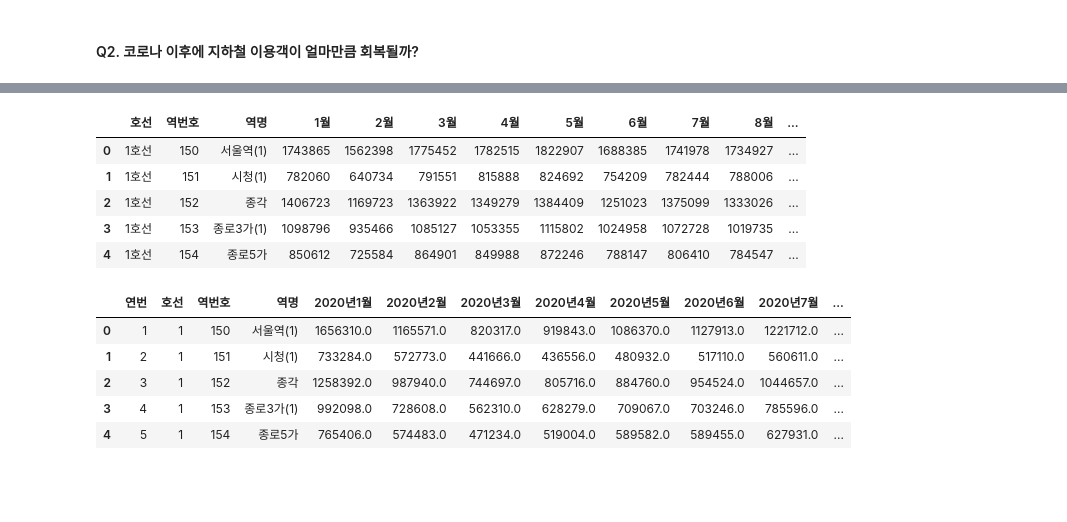
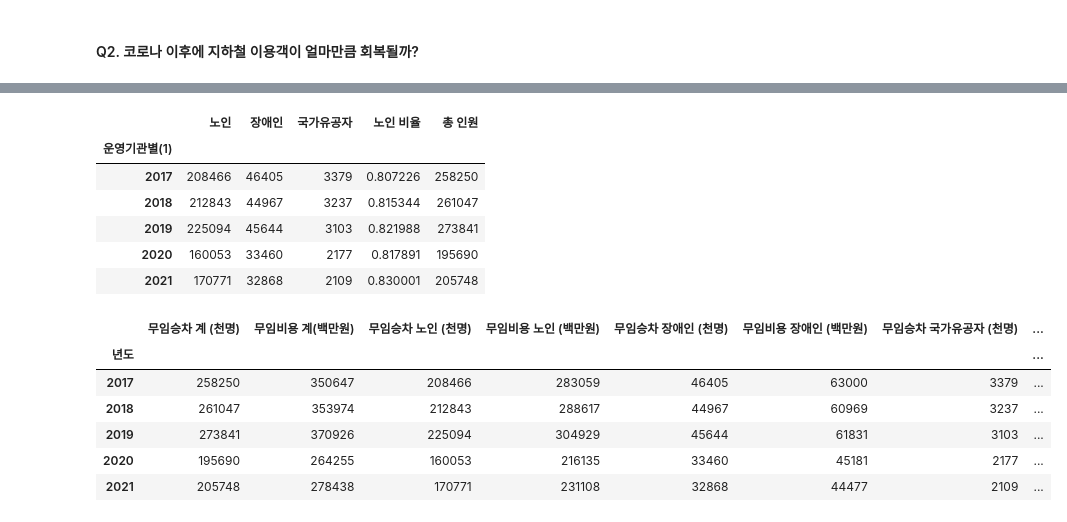
Before and after one commit to jmlee8939/seoul_metro_profit_analysis, a Jupyter notebook: EDA.ipynb, the cells around one changed output, grey strips where cells are left out. Saved outputs shown, nothing was run; the diff lists cells and outputs as text; code cells hidden in the pictures; blank space fills up the shorter version.

```diff
--- a/EDA.ipynb
+++ b/EDA.ipynb
@@ -155 +161,13 @@ csv2
+# %%
+df4['노인 비율'] = df4['노인'] / (df4['노인'] + df4['장애인'] + df4['국가유공자'])
+df4['총 인원'] = (df4['노인'] + df4['장애인'] + df4['국가유공자'])
+df4.head()
+# %% [output]
+|  | 노인 | 장애인 | 국가유공자 | 노인 비율 | 총 인원 |
+| 운영기관별(1) |  |  |  |  |  |
+| 2017 | 208466 | 46405 | 3379 | 0.807226 | 258250 |
+| 2018 | 212843 | 44967 | 3237 | 0.815344 | 261047 |
+| 2019 | 225094 | 45644 | 3103 | 0.821988 | 273841 |
+| 2020 | 160053 | 33460 | 2177 | 0.817891 | 195690 |
+| 2021 | 170771 | 32868 | 2109 | 0.830001 | 205748 |
 # %%
@@ -157,19 +175,11 @@ df2 = pd.read_csv(os.getcwd() + "//data//" + csv2[0], header=0, encoding='cp949'
-# %%
-df2.head()
-# %% [output]
-|  | 호선 | 역번호 | 역명 | 1월 | 2월 | 3월 | 4월 | 5월 | 6월 | 7월 | 8월 | ... |
-| 0 | 1호선 | 150 | 서울역(1) | 1743865 | 1562398 | 1775452 | 1782515 | 1822907 | 1688385 | 1741978 | 1734927 | ... |
-| 1 | 1호선 | 151 | 시청(1) | 782060 | 640734 | 791551 | 815888 | 824692 | 754209 | 782444 | 788006 | ... |
-| 2 | 1호선 | 152 | 종각 | 1406723 | 1169723 | 1363922 | 1349279 | 1384409 | 1251023 | 1375099 | 1333026 | ... |
-| 3 | 1호선 | 153 | 종로3가(1) | 1098796 | 935466 | 1085127 | 1053355 | 1115802 | 1024958 | 1072728 | 1019735 | ... |
-| 4 | 1호선 | 154 | 종로5가 | 850612 | 725584 | 864901 | 849988 | 872246 | 788147 | 806410 | 784547 | ... |
-# %%
-df3 = pd.read_csv(os.getcwd() + "//data//" + csv2[1], header=0, encoding='cp949')
-df3.head()
-# %% [output]
-|  | 연번 | 호선 | 역번호 | 역명 | 2020년1월 | 2020년2월 | 2020년3월 | 2020년4월 | 2020년5월 | 2020년6월 | 2020년7월 | ... |
-| 0 | 1 | 1 | 150 | 서울역(1) | 1656310.0 | 1165571.0 | 820317.0 | 919843.0 | 1086370.0 | 1127913.0 | 1221712.0 | ... |
-| 1 | 2 | 1 | 151 | 시청(1) | 733284.0 | 572773.0 | 441666.0 | 436556.0 | 480932.0 | 517110.0 | 560611.0 | ... |
-| 2 | 3 | 1 | 152 | 종각 | 1258392.0 | 987940.0 | 744697.0 | 805716.0 | 884760.0 | 954524.0 | 1044657.0 | ... |
-| 3 | 4 | 1 | 153 | 종로3가(1) | 992098.0 | 728608.0 | 562310.0 | 628279.0 | 709067.0 | 703246.0 | 785596.0 | ... |
-| 4 | 5 | 1 | 154 | 종로5가 | 765406.0 | 574483.0 | 471234.0 | 519004.0 | 589582.0 | 589455.0 | 627931.0 | ... |
+# %%
+df2_.set_index('년도', inplace=True)
+df2_.head()
+# %% [output]
+|  | 무임승차 계 (천명) | 무임비용 계(백만원) | 무임승차 노인 (천명) | 무임비용 노인 (백만원) | 무임승차 장애인 (천명) | 무임비용 장애인 (백만원) | 무임승차 국가유공자 (천명) | ... |
+| 년도 |  |  |  |  |  |  |  | ... |
+| 2017 | 258250 | 350647 | 208466 | 283059 | 46405 | 63000 | 3379 | ... |
+| 2018 | 261047 | 353974 | 212843 | 288617 | 44967 | 60969 | 3237 | ... |
+| 2019 | 273841 | 370926 | 225094 | 304929 | 45644 | 61831 | 3103 | ... |
+| 2020 | 195690 | 264255 | 160053 | 216135 | 33460 | 45181 | 2177 | ... |
+| 2021 | 205748 | 278438 | 170771 | 231108 | 32868 | 44477 | 2109 | ... |
```
Also changed, not shown: parts of 22 cells of this notebook, 3 other files.
